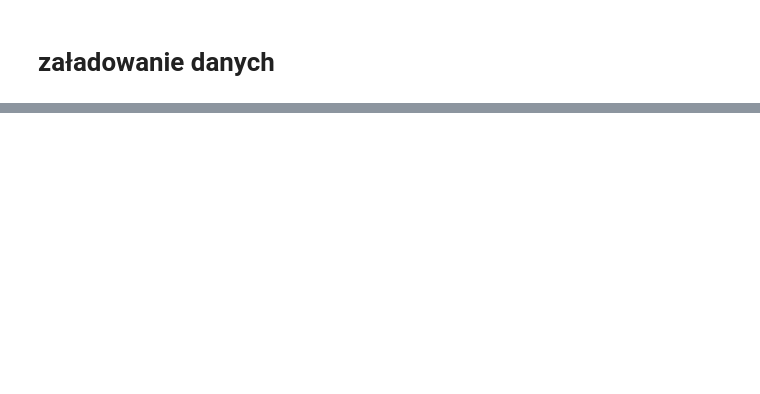
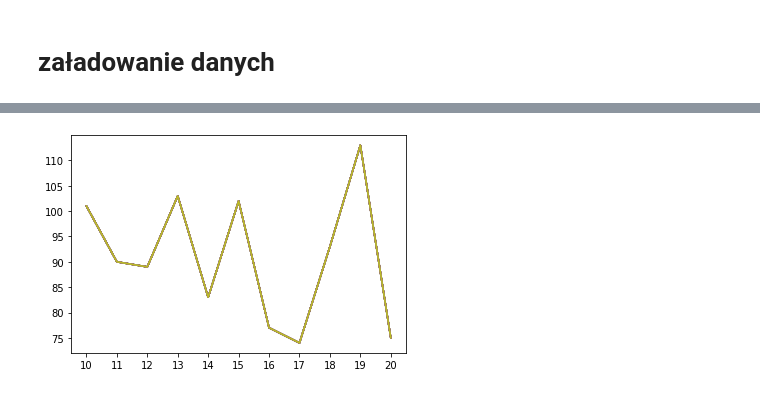
Before and after one commit to Patmik/CV, a Jupyter notebook: supermarket/markety.ipynb, the cells around one changed output, grey strips where cells are left out. Cells and saved outputs as stored; diff of their text form; code cells hidden in the pictures; blank space fills up the shorter version.

```diff
--- a/supermarket/markety.ipynb
+++ b/supermarket/markety.ipynb
@@ -16,0 +58,10 @@ db_markets.head()
+# %%
+#sprawdzanie po godzinach
+
+hour_results=db_markets.groupby('Hour').count()
+hours=[hour for hour, df in db_markets.groupby('Hour')]
+plt.plot(hours,hour_results)
+
+plt.show()
+# %% [output]
+[figure, added]
```
Also changed, not shown: parts of 5 cells of this notebook.
